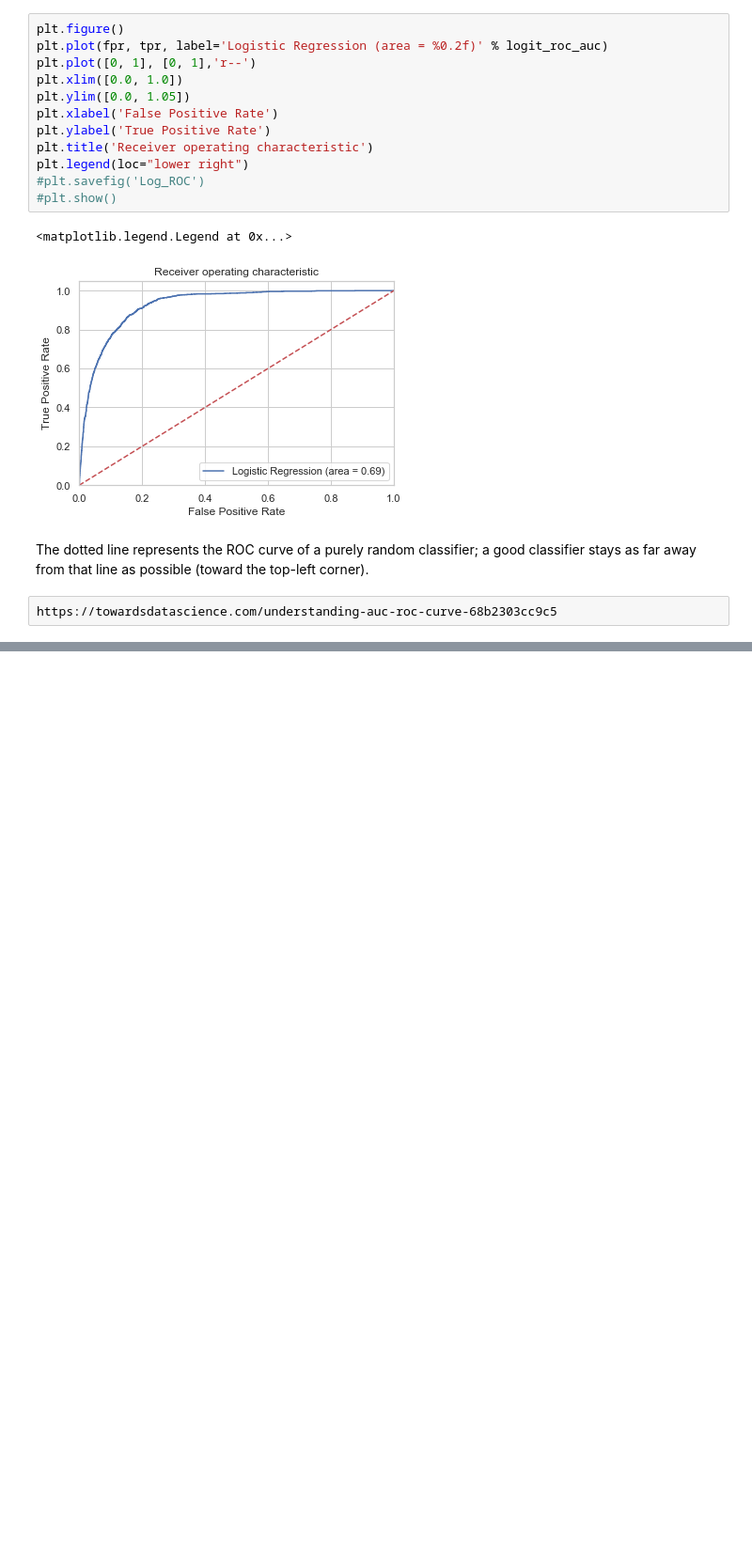
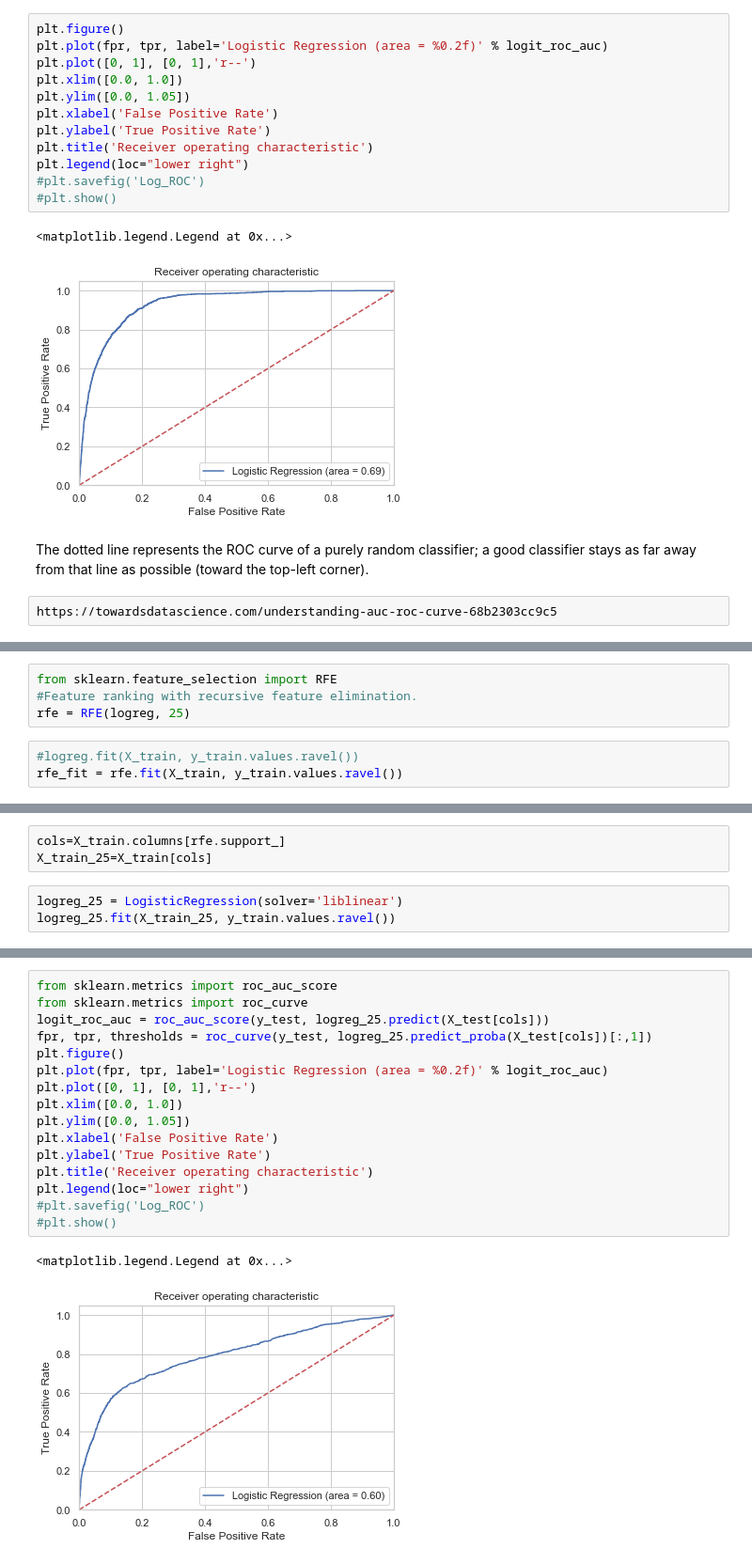
Before and after one commit to IgorAramb/ML_playground, a Jupyter notebook: logistic_regression/logistic_regression_01-simple.ipynb, the cells around one changed output, grey strips where cells are left out. Shown at 94% size. Saved outputs shown, nothing was run; the diff lists cells and outputs as text; blank space fills up the shorter version.

Commit message:
with feature selection

```diff
--- a/logistic_regression/logistic_regression_01-simple.ipynb
+++ b/logistic_regression/logistic_regression_01-simple.ipynb
@@ -599,0 +632,7 @@ https://towardsdatascience.com/understanding-auc-roc-curve-68b2303cc9c5
+# %%
+from sklearn.feature_selection import RFE
+#Feature ranking with recursive feature elimination.
+rfe = RFE(logreg, 25)
+# %%
+#logreg.fit(X_train, y_train.values.ravel())
+rfe_fit = rfe.fit(X_train, y_train.values.ravel())
@@ -599,0 +666,6 @@ https://towardsdatascience.com/understanding-auc-roc-curve-68b2303cc9c5
+# %%
+cols=X_train.columns[rfe.support_]
+X_train_25=X_train[cols]
+# %%
+logreg_25 = LogisticRegression(solver='liblinear')
+logreg_25.fit(X_train_25, y_train.values.ravel())
@@ -599,0 +696,19 @@ https://towardsdatascience.com/understanding-auc-roc-curve-68b2303cc9c5
+# %%
+from sklearn.metrics import roc_auc_score
+from sklearn.metrics import roc_curve
+logit_roc_auc = roc_auc_score(y_test, logreg_25.predict(X_test[cols]))
+fpr, tpr, thresholds = roc_curve(y_test, logreg_25.predict_proba(X_test[cols])[:,1])
+plt.figure()
+plt.plot(fpr, tpr, label='Logistic Regression (area = %0.2f)' % logit_roc_auc)
+plt.plot([0, 1], [0, 1],'r--')
+plt.xlim([0.0, 1.0])
+plt.ylim([0.0, 1.05])
+plt.xlabel('False Positive Rate')
+plt.ylabel('True Positive Rate')
+plt.title('Receiver operating characteristic')
+plt.legend(loc="lower right")
+#plt.savefig('Log_ROC')
+#plt.show()
+# %% [output]
+<matplotlib.legend.Legend at 0x...>
+[figure, added]
```
Also changed, not shown: parts of 17 cells of this notebook.
